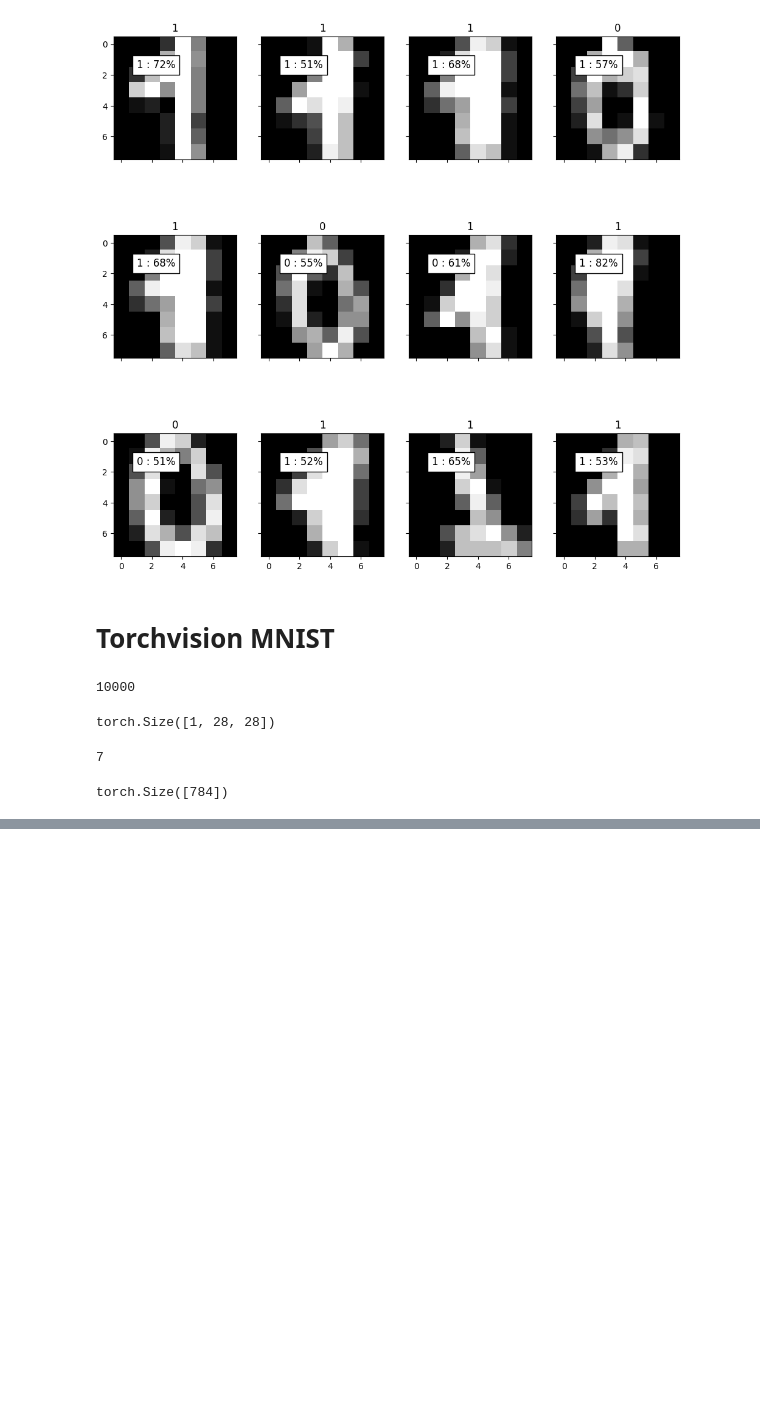
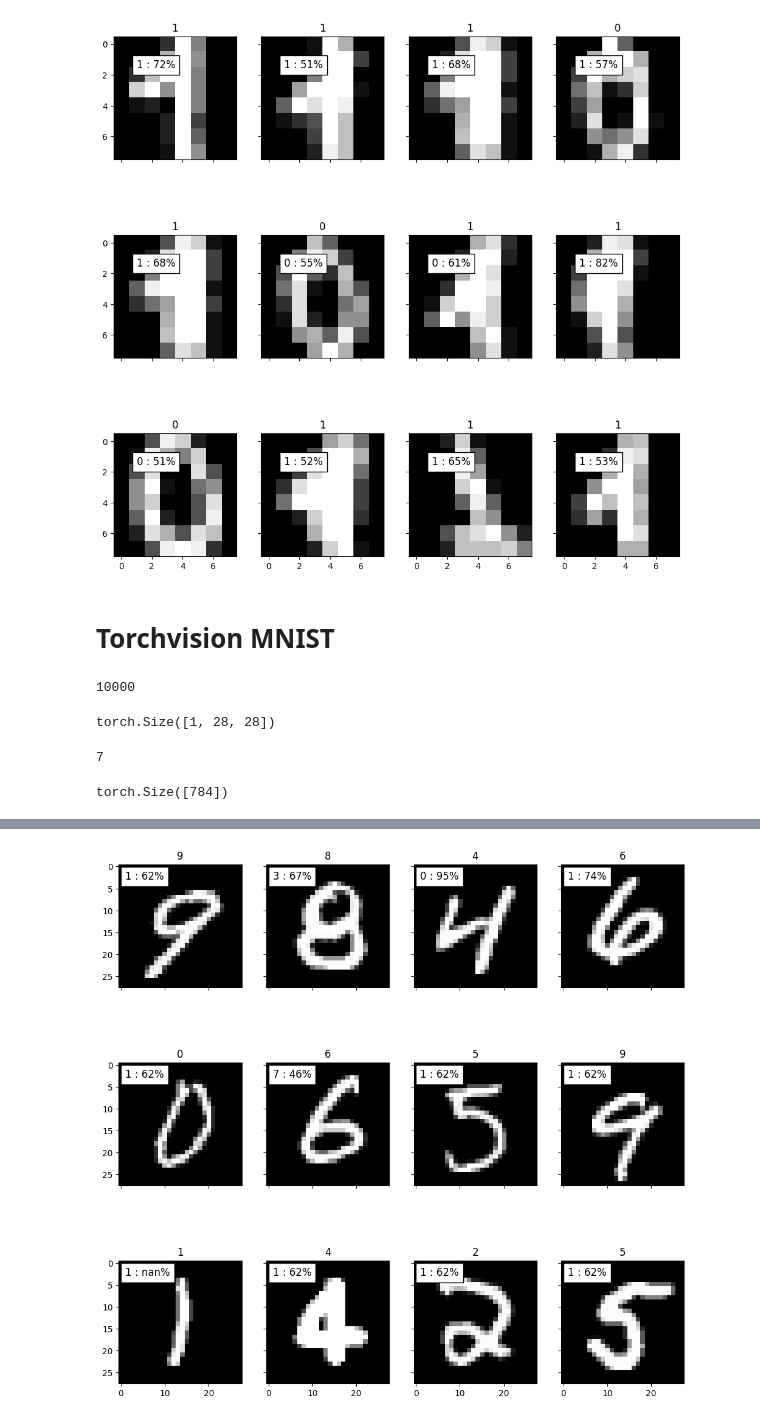
Before and after one commit to PHILIPP111007/ML, a Jupyter notebook: phils_model/main_with_c.ipynb, the cells around one changed output, grey strips where cells are left out. Drawn from its saved outputs; the diff is of its cells as text; code cells hidden in the pictures; blank space fills up the shorter version.

```diff
--- a/phils_model/main_with_c.ipynb
+++ b/phils_model/main_with_c.ipynb
@@ -618,6 +618,9 @@ y[0]
 # %%
 for i in range(len(X)):
     X[i] = torch.flatten(X[i])
+# %%
+for i in range(len(X)):
+    X[i] /= 255
 # %%
 X[0].shape
 # %% [output]
@@ -670,12 +673,15 @@ train_dataset = Dataset(samples=X_train, targets=y_train_one_hot)
 val_dataset = Dataset(samples=X_val, targets=y_val)
 
 layers = [
-    Linear(28*28,1, activation=Sigmoid()),
-    Linear(1,10, activation=Softmax()),
+    Linear(28*28,100, activation=Sigmoid()),
+    Linear(100,100, activation=Sigmoid()),
+    Linear(100,100, activation=Sigmoid()),
+    Linear(100,100, activation=Sigmoid()),
+    Linear(100,10, activation=Softmax()),
 ]
 
 model = Model(layers=layers, loss=CrossEntropy(), regression=False, max_change=10000000000000)
-model.fit(dataset=train_dataset, n_epoch=1, learning_rate=0.001, verbose=1)
+model.fit(dataset=train_dataset, n_epoch=1, learning_rate=0.0001, verbose=1)
 
 preds = []
 for i in X_val:
@@ -688,0 +695,27 @@ KeyboardInterrupt:
+# %%
+def imshow(inp, title=None, plt_ax=plt, default=False):
+    """Imshow для тензоров"""
+    plt_ax.imshow(inp.reshape(28,28), cmap='gray')
+
+    if title is not None:
+        plt_ax.set_title(title)
+    plt_ax.grid(False)
+
+
+fig, ax = plt.subplots(nrows=3, ncols=4, figsize=(12, 12), sharey=True, sharex=True)
+for fig_x in ax.flatten():
+    random_characters = int(np.random.uniform(0, len(val_dataset)))
+    im_val, label = val_dataset[random_characters]
+
+    imshow(im_val, title=label, plt_ax=fig_x)
+
+    predicted_label = model.predict(im_val)
+
+    prob_pred = model.predict(im_val, predict_proba=True)
+    predicted_proba = np.max(prob_pred) * 100
+
+    predicted_text = "{} : {:.0f}%".format(predicted_label, predicted_proba)
+
+    fig_x.text(1, 1, predicted_text, horizontalalignment='left', verticalalignment='top',fontsize=12, color='black', bbox=dict(facecolor='white', edgecolor='black', pad=5))
+# %% [output]
+[figure, added]
```
Also changed, not shown: parts of 1 cell of this notebook, 1 other file.
